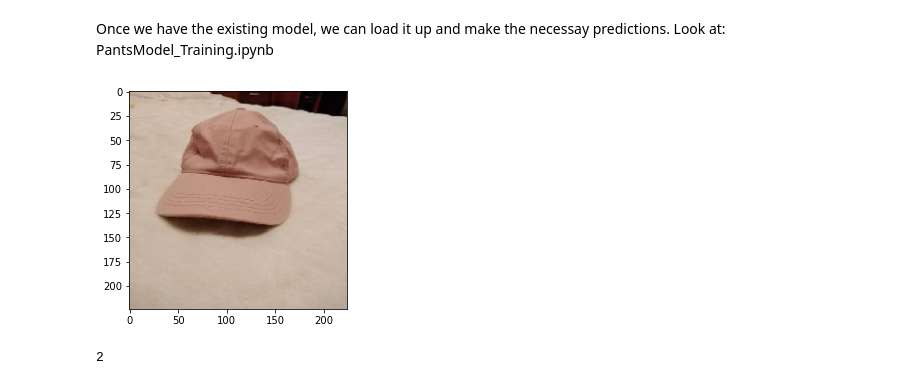
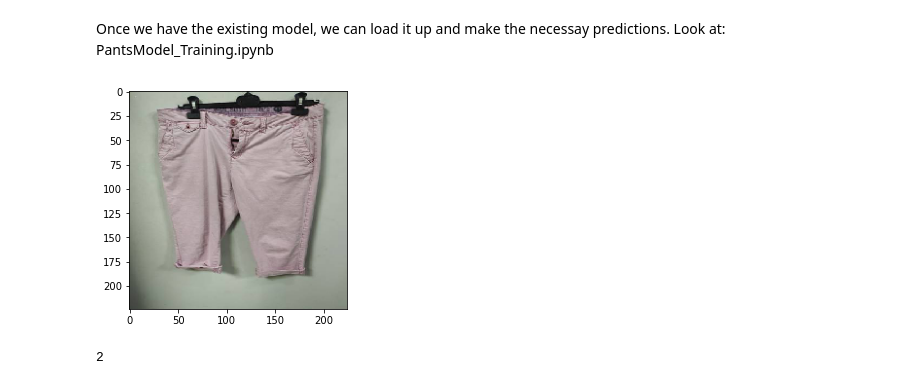
Before and after one commit to ensapra/TreballFinaldeGrau, a Jupyter notebook: ComputerVision/OptionA.ipynb, the cells around one changed output. Drawn from its saved outputs; the diff is of its cells as text; code cells hidden in the pictures.

```diff
--- a/ComputerVision/OptionA.ipynb
+++ b/ComputerVision/OptionA.ipynb
@@ -56,18 +57,18 @@ We can see here that, by using traditional steps, we cannot get a good enough de
 Once we have the existing model, we can load it up and make the necessay predictions.
 Look at: PantsModel_Training.ipynb
 # %%
-model = models.load_model('saved_model/pantsModel')
+model = models.load_model('saved_model/pantsModel_balanced')
 # %%
 def predict(img_name):
-    img=image.load_img(img_name,target_size=(WIDTH,HEIGHT))
+    img=image.load_img(img_name,target_size=(224,224))
     img=image.img_to_array(img)
     plt.imshow(img.astype('int32'))
     plt.show()
-    prediction=model.predict(img.reshape(1, WIDTH, HEIGHT, 3))
+    prediction=model.predict(img.reshape(1, 224, 224, 3))
     output=np.argmax(prediction)
     print(output)
 # %%
-predict(r'Data\images_compressed\1aac00cd-b42a-40f1-a82a-dcc44a0879d4.jpg') #Test prediction
+predict(r'Data\images_compressed\1c899f7b-08a9-488e-80b5-3636d7f633d4.jpg') #Test prediction
 # %% [output]
-[figure, old version]
+[figure, new version]
 2
```
Also changed, not shown: parts of 1 cell of this notebook, 19 other files.
